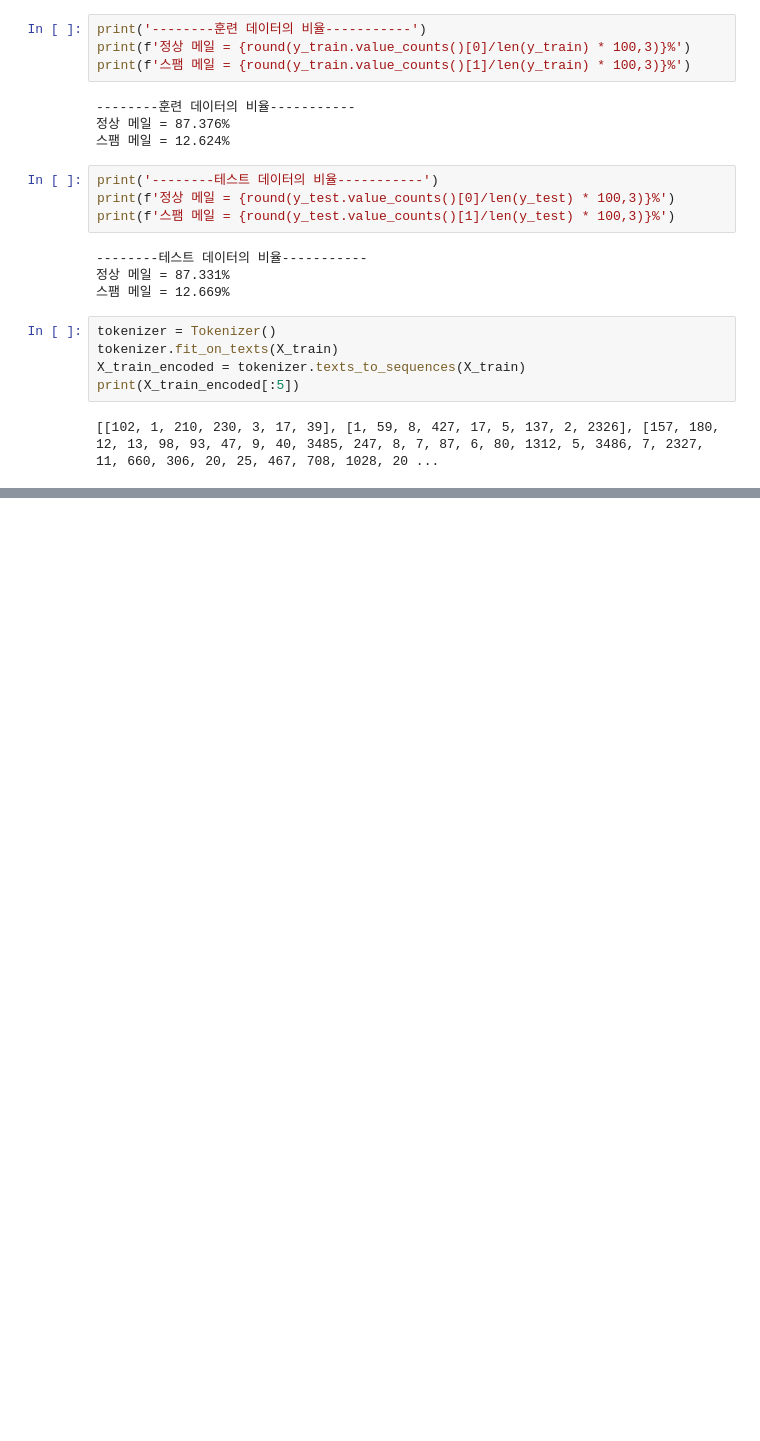
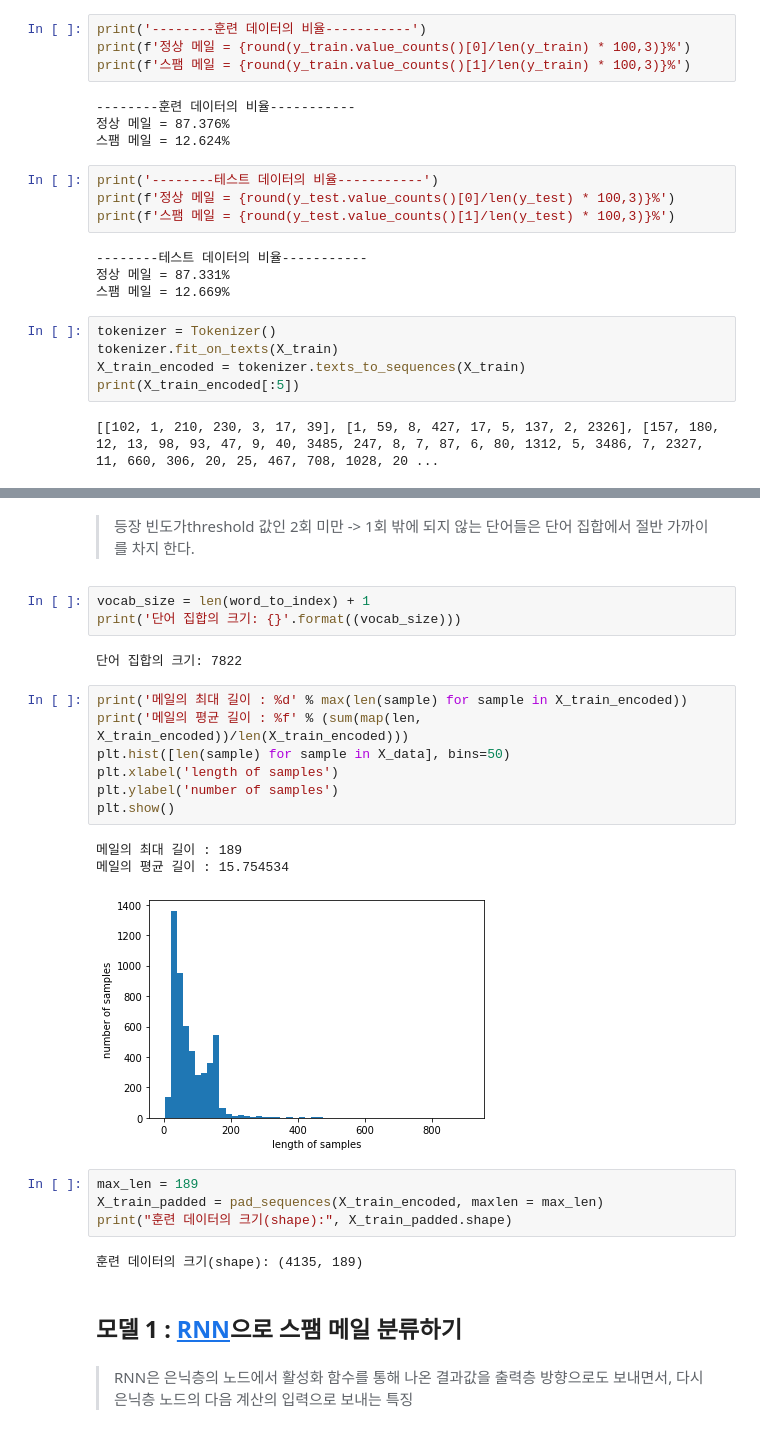
Before and after one commit to ForestEnv/YonseiSwEdu, a Jupyter notebook: SpamDetection.ipynb, the cells around one changed output, grey strips where cells are left out. Drawn from its saved outputs; the diff is of its cells as text; blank space fills up the shorter version.

```diff
--- a/SpamDetection.ipynb
+++ b/SpamDetection.ipynb
@@ -133,0 +157,28 @@ print(word_to_index)
+# %% [markdown]
+> 등장 빈도가threshold 값인 2회 미만 -> 1회 밖에 되지 않는 단어들은 단어 집합에서 절반 가까이를 차지 한다.
+# %%
+vocab_size = len(word_to_index) + 1
+print('단어 집합의 크기: {}'.format((vocab_size)))
+# %% [output]
+단어 집합의 크기: 7822
+# %%
+print('메일의 최대 길이 : %d' % max(len(sample) for sample in X_train_encoded))
+print('메일의 평균 길이 : %f' % (sum(map(len, X_train_encoded))/len(X_train_encoded)))
+plt.hist([len(sample) for sample in X_data], bins=50)
+plt.xlabel('length of samples')
+plt.ylabel('number of samples')
+plt.show()
+# %% [output]
+메일의 최대 길이 : 189
+메일의 평균 길이 : 15.754534
+[figure, added]
+# %%
+max_len = 189
+X_train_padded = pad_sequences(X_train_encoded, maxlen = max_len)
+print("훈련 데이터의 크기(shape):", X_train_padded.shape)
+# %% [output]
+훈련 데이터의 크기(shape): (4135, 189)
+# %% [markdown]
+## 모델 1 : [RNN](https://wikidocs.net/22886)으로 스팸 메일 분류하기
+# %% [markdown]
+> RNN은 은닉층의 노드에서 활성화 함수를 통해 나온 결과값을 출력층 방향으로도 보내면서, 다시 은닉층 노드의 다음 계산의 입력으로 보내는 특징
```
Also changed, not shown: parts of 23 cells of this notebook.
